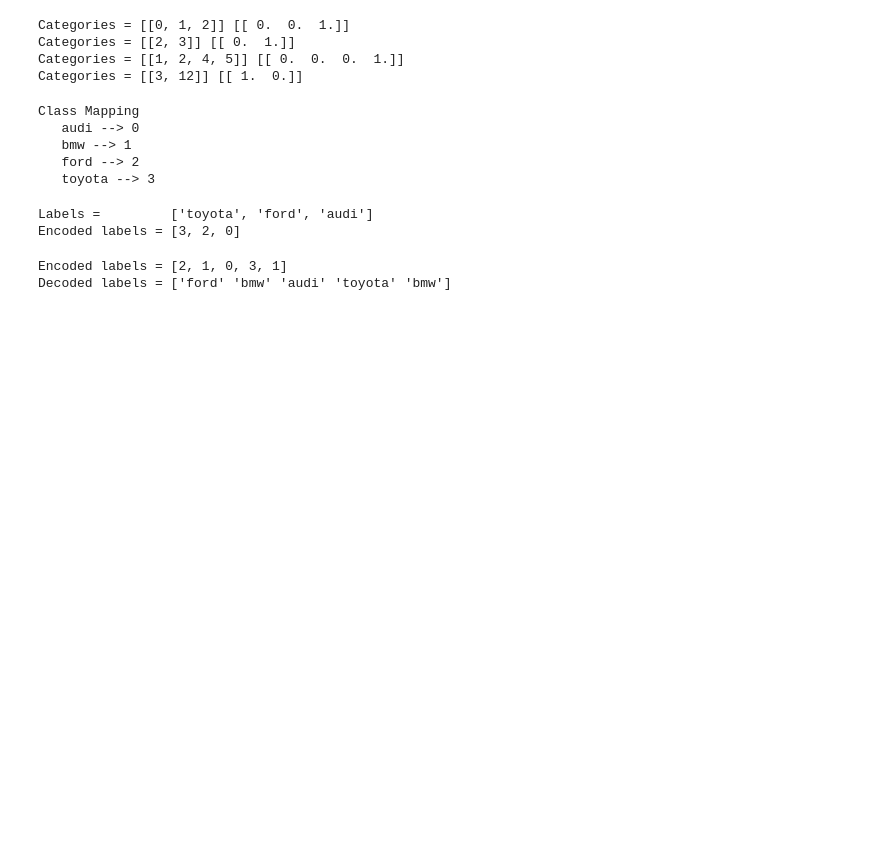
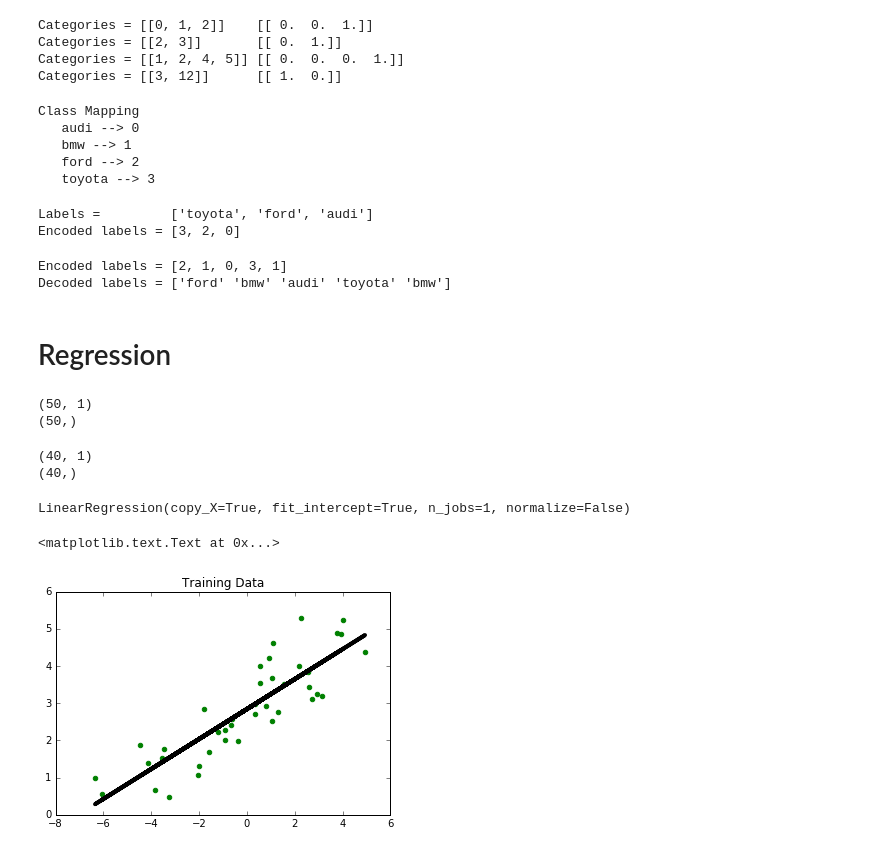
Before and after one commit to bergsfam/ml-projects, a Jupyter notebook: data_analysis/1_Supervised_Learning.ipynb, the cells around one changed output. Saved outputs shown, nothing was run; the diff lists cells and outputs as text; code cells hidden in the pictures; blank space fills up the shorter version.

Commit message:
regression and ridge regression

```diff
--- a/data_analysis/1_Supervised_Learning.ipynb
+++ b/data_analysis/1_Supervised_Learning.ipynb
@@ -93,3 +95,5 @@ print "Decoded labels =", decoded_labels
 # %% [output]
 Encoded labels = [2, 1, 0, 3, 1]
 Decoded labels = ['ford' 'bmw' 'audi' 'toyota' 'bmw']
+# %% [markdown]
+# Regression
@@ -95,0 +102,43 @@ Decoded labels = ['ford' 'bmw' 'audi' 'toyota' 'bmw']
+# %%
+# Going rogue from the example to use SKLearn and Pandas
+#reg_data = pd.read_csv("data/data_singlevar.txt", names=['X', 'y'])
+
+reg_data = np.genfromtxt("data/data_singlevar.txt", delimiter=',')
+X, y = reg_data[:, :-1], reg_data[:,1]
+print X.shape
+print y.shape
+# %% [output]
+(50, 1)
+(50,)
+# %%
+# Thought it better to use train test split than the manual formula... will result in some different answers though
+from sklearn.model_selection import train_test_split
+X_train, X_test, y_train, y_test = train_test_split(X, y, train_size=0.8, random_state=42)
+
+X_train = X_train.reshape(-1,1) # had to reshape the X vectors to fix warnings
+X_test = X_test.reshape(-1,1)
+
+print X_train.shape
+print y_train.shape
+# %% [output]
+(40, 1)
+(40,)
+# %%
+from sklearn import linear_model
+
+linear_regressor = linear_model.LinearRegression()
+linear_regressor.fit(X_train, y_train)
+# %% [output]
+LinearRegression(copy_X=True, fit_intercept=True, n_jobs=1, normalize=False)
+# %%
+%matplotlib inline
+
+import matplotlib.pyplot as plt
+y_train_pred = linear_regressor.predict(X_train)
+plt.figure
+plt.scatter(X_train, y_train, color = 'green')
+plt.plot(X_train, y_train_pred, color = 'black', linewidth=4)
+plt.title('Training Data')
+# %% [output]
+<matplotlib.text.Text at 0x...>
+[figure, added]
```
Also changed, not shown: parts of 16 cells of this notebook.
